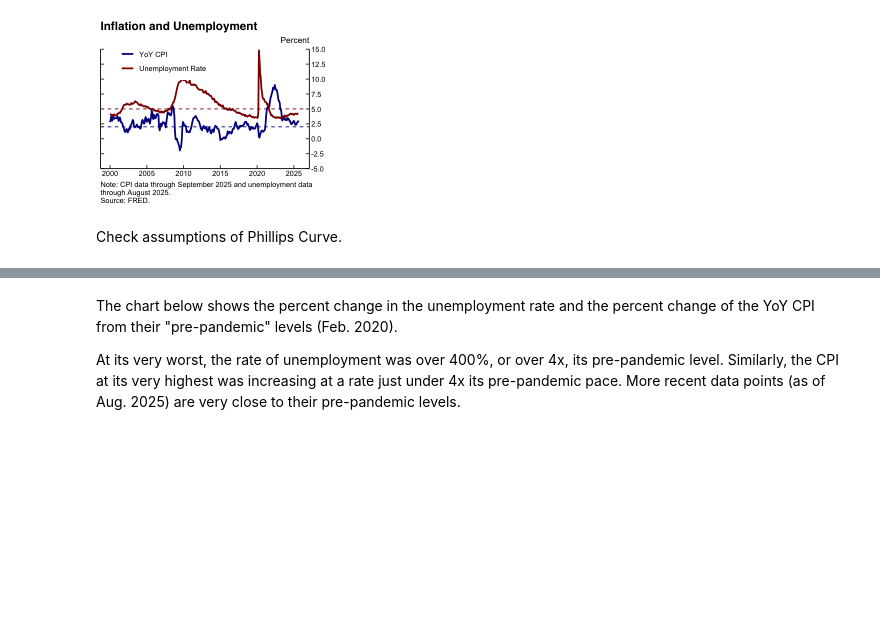
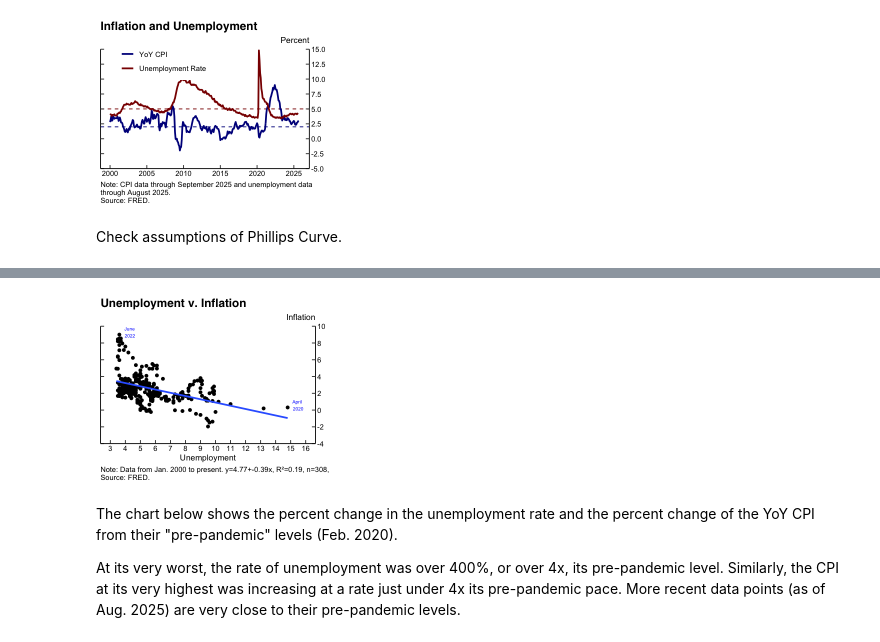
Before and after one commit to maha4028/economic-charting, a Jupyter notebook: generate_plots.ipynb, the cells around one changed output, grey strips where cells are left out. Cells and saved outputs as stored; diff of their text form; code cells hidden in the pictures; blank space fills up the shorter version.

Commit message:
formatted phillips curve plot

```diff
--- a/generate_plots.ipynb
+++ b/generate_plots.ipynb
@@ -156,22 +160,16 @@ ggsave("plots/plot_cpi_unrate.png", plot = plot_2, width = 3.9, height = 3.2, un
 Check assumptions of Phillips Curve.
 # %%
 # tail(df)
-df_full <- df %>% na.omit() %>% filter(date >= as.Date("2000-01-01") & date <= as.Date("2014-08-31")) #& date <= as.Date("2014-08-01")
+df_full <- df %>% na.omit() %>% filter(date >= as.Date("2000-01-01")) #& date <= as.Date("2014-08-01")
+
+# code to correlate the two series
+corr=cor(df_full$CPIAUCSL, df_full$UNRATE) %>% round(2)
 
 # lm
 lm <-lm(CPIAUCSL ~ UNRATE, data = df_full)
 summary(lm)
 a=print(coef(lm)[1]) %>% round(2)
 b=print(coef(lm)[2]) %>% round(2)
-
-# plot the two series
-df_full %>% ggplot(aes(x = UNRATE, y = CPIAUCSL)) +
-geom_point() + stat_smooth(method = "lm", se = FALSE) +
-xlim(3, 10) + ylim(-2, 6) +
-labs(caption = paste0("y=", a, "+", b, "x, ", "R²=", round(summary(lm)$r.squared, 2), ", n=", nrow(df_full)))
-
-# code to correlate the two series
-cor(df_full$CPIAUCSL, df_full$UNRATE)
 # %% [output]
 Call:
 lm(formula = CPIAUCSL ~ UNRATE, data = df_full)
@@ -200,3 +195,54 @@ F-statistic: 64.59 on 1 and 174 DF,  p-value: 1.349e-13
+# %%
+# plot the two series
+phillps_curve <- df_full %>%
+ggplot(aes(x = UNRATE, y = CPIAUCSL), label = date) +
+geom_point() +
+geom_text(
+    aes(label=ifelse(UNRATE>14 | CPIAUCSL>8.6,as.character(format(date, "%B\n%Y")),'')),
+    hjust=-0.5,
+    vjust=0.25,
+    size=2,
+    color="blue"
+    ) +
+stat_smooth(
+    method = "lm",
+    formula = y ~ x,
+    se = FALSE,
+    geom = "smooth"
+    ) +
+scale_x_continuous(
+    breaks = seq(3, 16, by = 1),
+    limits = c(3, 16)
+) +
+scale_y_continuous(
+    position = "right",
+    sec.axis = dup_axis(labels = NULL),
+    breaks = seq(-4, 10, by = 2),
+    limits = c(-4, 10),
+    expand = c(0, 0)
+) +
+xlab("Unemployment") + ylab(NULL) +
+labs(
+    title = "Unemployment v. Inflation",
+    subtitle = "Inflation",
+    caption = paste0("Note: Data from Jan. 2000 to present. y=", a, "+", b, "x, ", "R²=", round(summary(lm)$r.squared, 2), ", n=", nrow(df_full), ", correlation: ", corr, ".\nSource: FRED.")
+    ) +
+theme_classic() +
+theme(
+    plot.title = element_text(family = "Helvetica", face = "bold", size = 14),
+    plot.subtitle = element_text(hjust = 1, size = 10),
+    axis.text = element_text(color = "black"),
+    axis.ticks.length = unit(-0.15, "cm"),
+    plot.caption = element_text(hjust = 0),
+    legend.position = c(0.3, 0.9),
+    axis.title.x = element_text(size=10)
+)
+
+phillps_curve
+
+ggsave("plots/plot_phillips_curve.png", plot = phillps_curve, width = 3.9, height = 3.2, units = "in", dpi = 300)
+# %% [output]
+[figure, added]
 # %% [markdown]
 The chart below shows the percent change in the unemployment rate and the percent change of the YoY CPI from their "pre-pandemic" levels (Feb. 2020).
 
```
Also changed, not shown: parts of 2 cells of this notebook, 4 other files.
